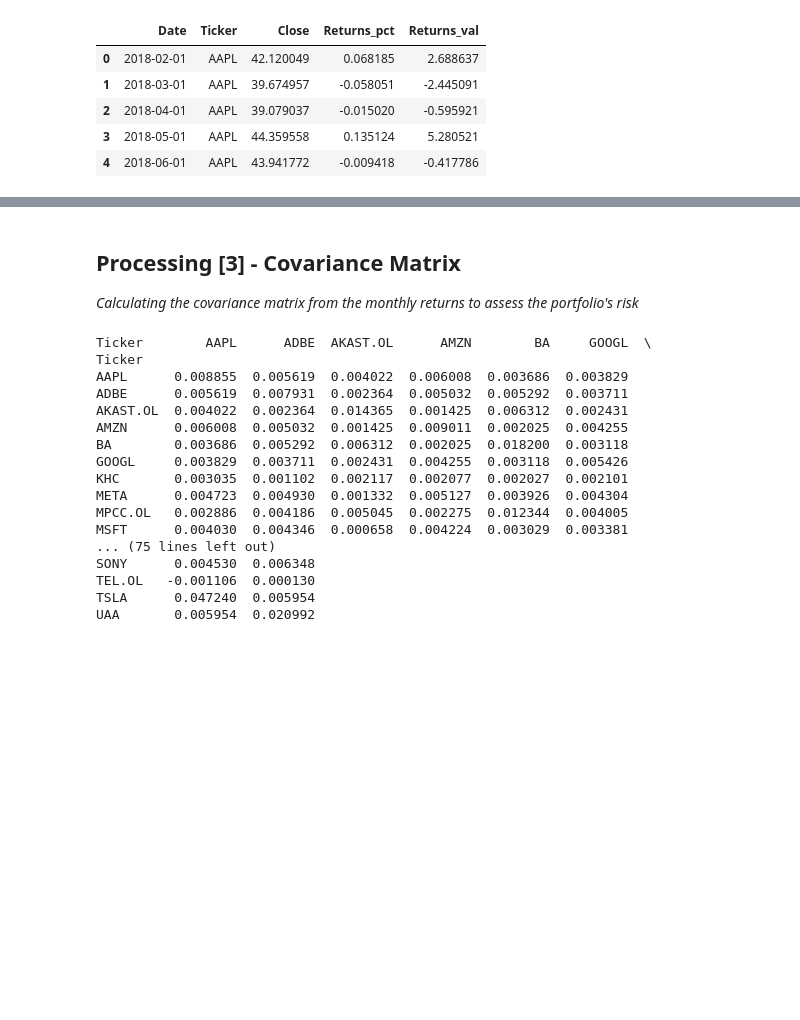
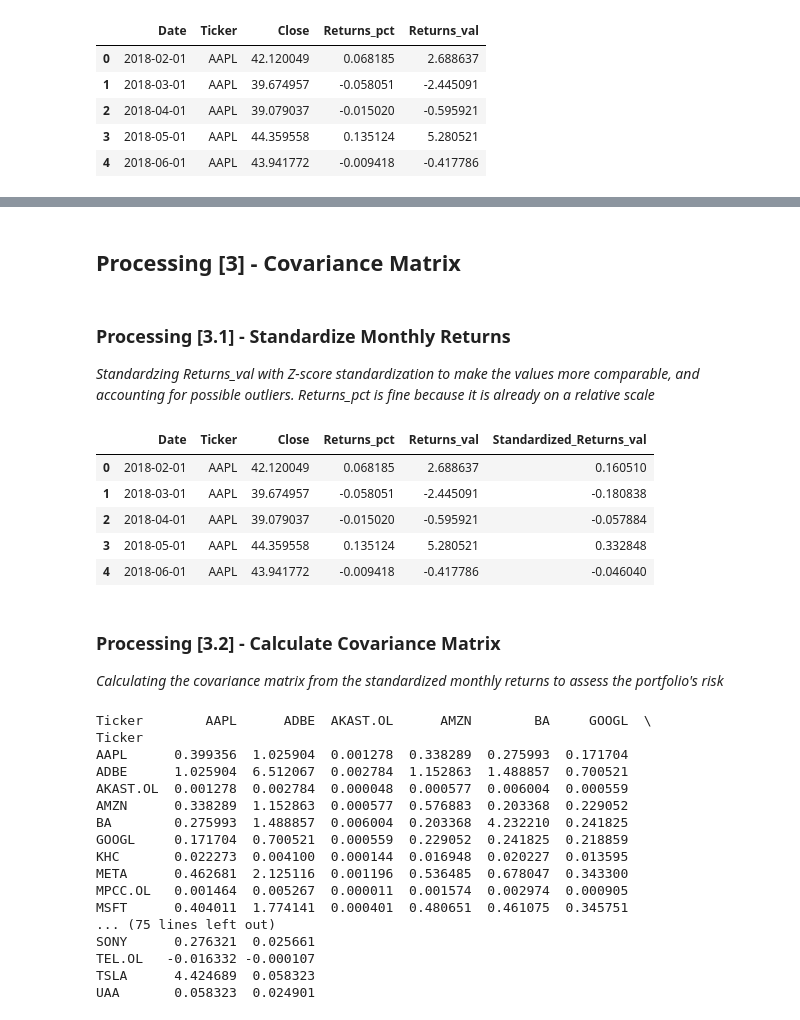
Before and after one commit to SeanMarcusJensen/ACIT4610_Portifolio_KMHS, a Jupyter notebook: problem_2/main.ipynb, the cells around one changed output, grey strips where cells are left out. Saved outputs shown, nothing was run; the diff lists cells and outputs as text; code cells hidden in the pictures; blank space fills up the shorter version.

```diff
--- a/problem_2/main.ipynb
+++ b/problem_2/main.ipynb
@@ -119,24 +119,40 @@ StockPlotter.stock_history(monthly_returns_df, title='Monthly Returns (2018-2022
+# %% [markdown]
+## Processing [3] - Covariance Matrix
+# %% [markdown]
+### Processing [3.1] - Standardize Monthly Returns
+*Standardzing Returns_val with Z-score standardization to make the values more comparable, and accounting for possible outliers. Returns_pct is fine because it is already on a relative scale*
+# %%
+standardized_returns_df = monthly_returns_df
+standardized_returns_df['Standardized_Returns_val'] = StandardScaler().fit_transform(monthly_returns_df[['Returns_val']])
+standardized_returns_df.head()
+# %% [output]
+|  | Date | Ticker | Close | Returns_pct | Returns_val | Standardized_Returns_val |
+| 0 | 2018-02-01 | AAPL | 42.120049 | 0.068185 | 2.688637 | 0.160510 |
+| 1 | 2018-03-01 | AAPL | 39.674957 | -0.058051 | -2.445091 | -0.180838 |
+| 2 | 2018-04-01 | AAPL | 39.079037 | -0.015020 | -0.595921 | -0.057884 |
+| 3 | 2018-05-01 | AAPL | 44.359558 | 0.135124 | 5.280521 | 0.332848 |
+| 4 | 2018-06-01 | AAPL | 43.941772 | -0.009418 | -0.417786 | -0.046040 |
 # %% [markdown]
-## Processing [3] - Covariance Matrix
-*Calculating the covariance matrix from the monthly returns to assess the portfolio's risk*
+### Processing [3.2] - Calculate Covariance Matrix
+*Calculating the covariance matrix from the standardized monthly returns to assess the portfolio's risk*
 # %%
-covariance_matrix_df = StockCalculator.covariance_matrix(monthly_returns_df, column='Returns_pct')
+covariance_matrix_df = StockCalculator.covariance_matrix(standardized_returns_df, column='Standardized_Returns_val')
 print(covariance_matrix_df)
 # %% [output]
 Ticker        AAPL      ADBE  AKAST.OL      AMZN        BA     GOOGL  \
 Ticker
-AAPL      0.008855  0.005619  0.004022  0.006008  0.003686  0.003829
-ADBE      0.005619  0.007931  0.002364  0.005032  0.005292  0.003711
-AKAST.OL  0.004022  0.002364  0.014365  0.001425  0.006312  0.002431
-AMZN      0.006008  0.005032  0.001425  0.009011  0.002025  0.004255
-BA        0.003686  0.005292  0.006312  0.002025  0.018200  0.003118
-GOOGL     0.003829  0.003711  0.002431  0.004255  0.003118  0.005426
-KHC       0.003035  0.001102  0.002117  0.002077  0.002027  0.002101
-META      0.004723  0.004930  0.001332  0.005127  0.003926  0.004304
-MPCC.OL   0.002886  0.004186  0.005045  0.002275  0.012344  0.004005
-MSFT      0.004030  0.004346  0.000658  0.004224  0.003029  0.003381
+AAPL      0.399356  1.025904  0.001278  0.338289  0.275993  0.171704
+ADBE      1.025904  6.512067  0.002784  1.152863  1.488857  0.700521
+AKAST.OL  0.001278  0.002784  0.000048  0.000577  0.006004  0.000559
+AMZN      0.338289  1.152863  0.000577  0.576883  0.203368  0.229052
+BA        0.275993  1.488857  0.006004  0.203368  4.232210  0.241825
+GOOGL     0.171704  0.700521  0.000559  0.229052  0.241825  0.218859
+KHC       0.022273  0.004100  0.000144  0.016948  0.020227  0.013595
+META      0.462681  2.125116  0.001196  0.536485  0.678047  0.343300
+MPCC.OL   0.001464  0.005267  0.000011  0.001574  0.002974  0.000905
+MSFT      0.404011  1.774141  0.000401  0.480651  0.461075  0.345751
 ... (75 lines left out)
-SONY      0.004530  0.006348
-TEL.OL   -0.001106  0.000130
-TSLA      0.047240  0.005954
-UAA       0.005954  0.020992
+SONY      0.276321  0.025661
+TEL.OL   -0.016332 -0.000107
+TSLA      4.424689  0.058323
+UAA       0.058323  0.024901
```
Also changed, not shown: parts of 1 cell of this notebook.
